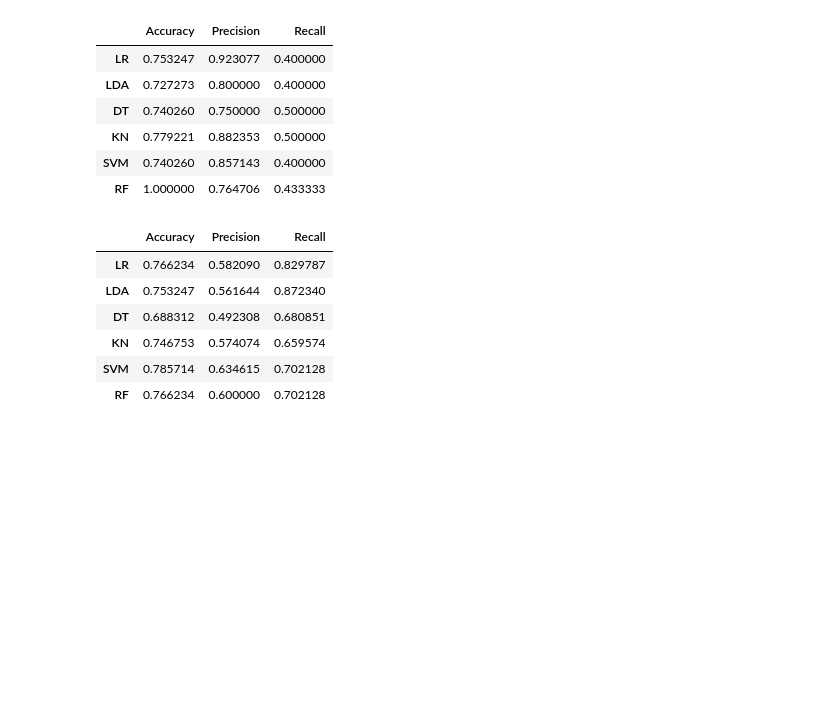
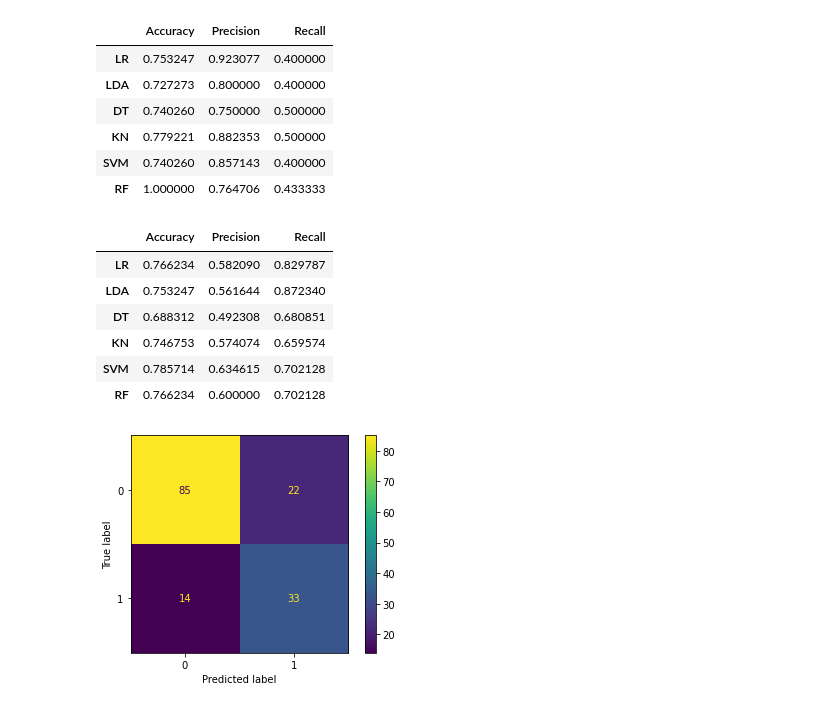
Before and after one commit to Sau1o/pythonScripts, a Jupyter notebook: Diabetes/Diabetes.ipynb, the cells around one changed output. Cells and saved outputs as stored; diff of their text form; code cells hidden in the pictures; blank space fills up the shorter version.

```diff
--- a/Diabetes/Diabetes.ipynb
+++ b/Diabetes/Diabetes.ipynb
@@ -219,3 +219,8 @@ dados
 | KN | 0.746753 | 0.574074 | 0.659574 |
 | SVM | 0.785714 | 0.634615 | 0.702128 |
 | RF | 0.766234 | 0.600000 | 0.702128 |
+# %%
+plot_confusion_matrix(RF,test_x,test_y)
+plt.show()
+# %% [output]
+[figure, added]
```
Also changed, not shown: parts of 2 cells of this notebook.
